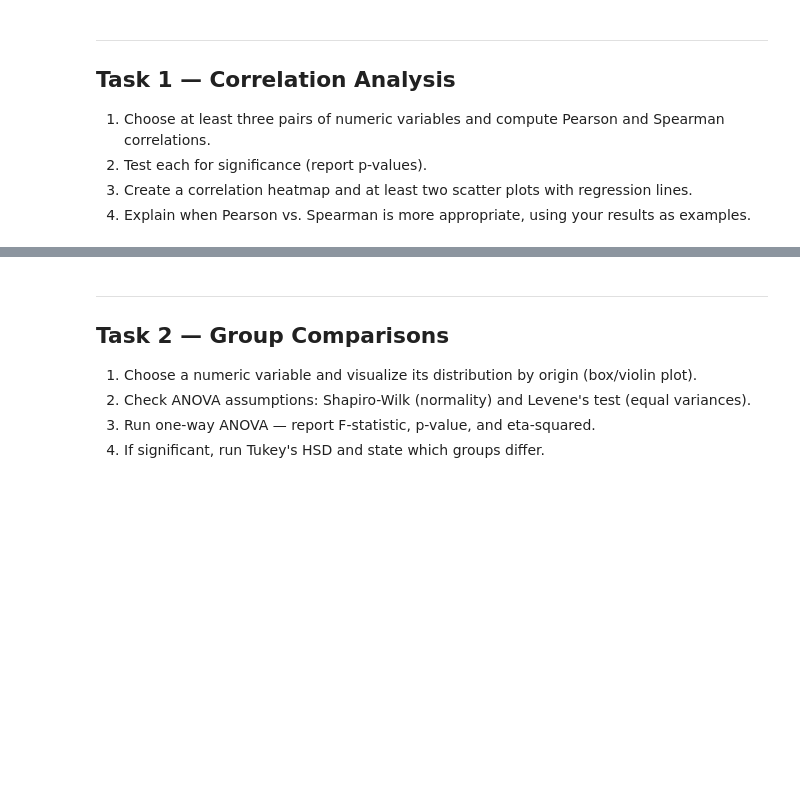
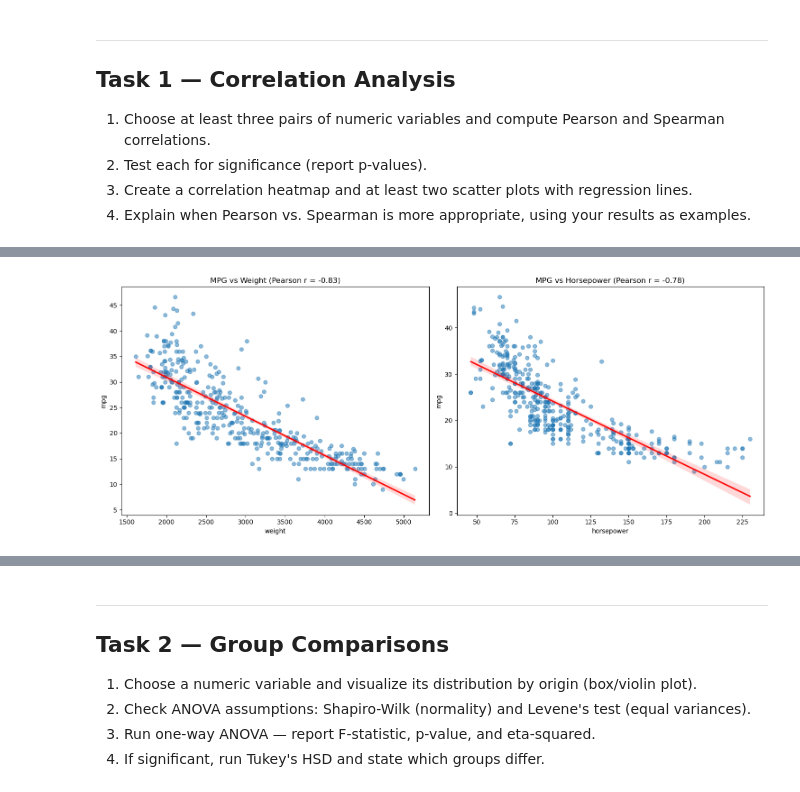
Before and after one commit to Data-AI-IDDA/m3-13-assessment, a Jupyter notebook: m3-13-assessment.ipynb, the cells around one changed output, grey strips where cells are left out. Saved outputs shown, nothing was run; the diff lists cells and outputs as text; code cells hidden in the pictures; blank space fills up the shorter version.

```diff
--- a/m3-13-assessment.ipynb
+++ b/m3-13-assessment.ipynb
@@ -45,0 +53,22 @@ Your answer here…
+# %%
+# Correlation coefficients and p-values
+numeric_vars = ['mpg', 'weight', 'displacement', 'horsepower']
+results = []
+
+for i in range(len(numeric_vars)):
+    for j in range(i + 1, len(numeric_vars)):
+        v1, v2 = numeric_vars[i], numeric_vars[j]
+
+        pearson_r, p_pearson = stats.pearsonr(mpg[v1], mpg[v2])
+        spearman_r, p_spearman = stats.spearmanr(mpg[v1], mpg[v2])
+
+        results.append({
+            "Pair": f"{v1} vs {v2}",
+            "Pearson R": round(pearson_r, 4),
+            "P-Value (P)": f"{p_pearson:.4e}",
+            "Spearman R": round(spearman_r, 4),
+            "P-Value (S)": f"{p_spearman:.4e}"
+        })
+
+correlation_df = pd.DataFrame(results)
+print(correlation_df)
@@ -45,0 +92,21 @@ Your answer here…
+# %%
+# Scatter plots with regression lines
+fig, axes = plt.subplots(1, 2, figsize=(15, 6))
+
+# Plot 1: mpg vs weight
+sns.regplot(data=mpg, x='weight', y='mpg', ax=axes[0],
+            line_kws={"color": "red"}, scatter_kws={'alpha':0.5})
+r_p = correlation_df.loc[correlation_df['Pair'] == 'mpg vs weight', 'Pearson R'].values[0]
+axes[0].set_title(f"MPG vs Weight (Pearson r = {r_p:.2f})")
+
+# Plot 2: mpg vs horsepower
+sns.regplot(data=mpg, x='horsepower', y='mpg', ax=axes[1],
+            line_kws={"color": "red"}, scatter_kws={'alpha':0.5}, order=1)
+r_p2 = correlation_df.loc[correlation_df['Pair'] == 'mpg vs horsepower', 'Pearson R'].values[0]
+axes[1].set_title(f"MPG vs Horsepower (Pearson r = {r_p2:.2f})")
+
+plt.tight_layout()
+plt.show()
+plt.show()
+# %% [output]
+[figure, added]
```
Also changed, not shown: parts of 35 cells of this notebook.
